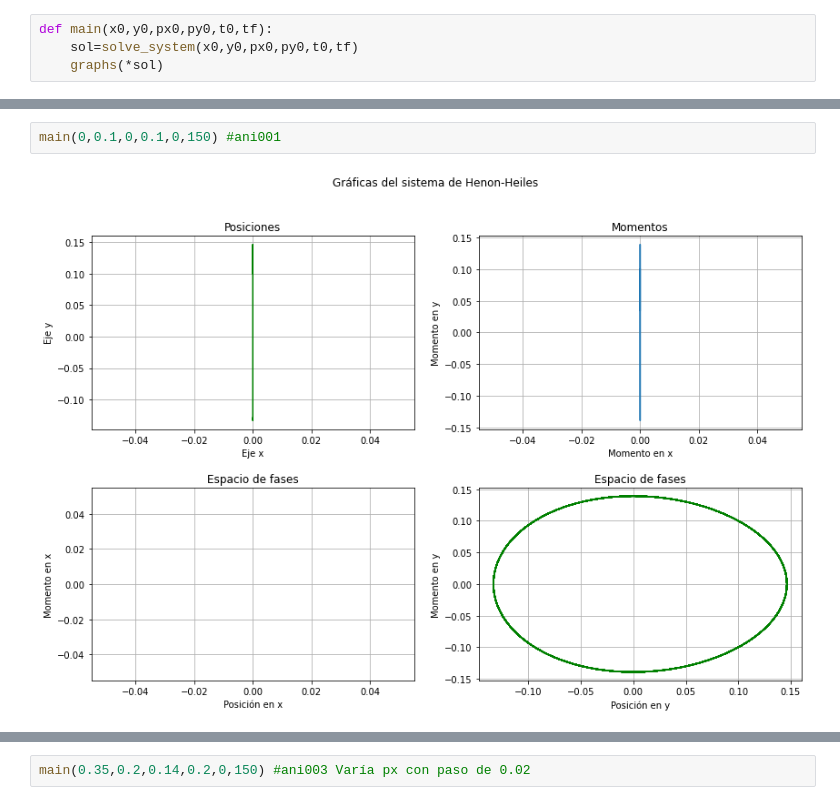
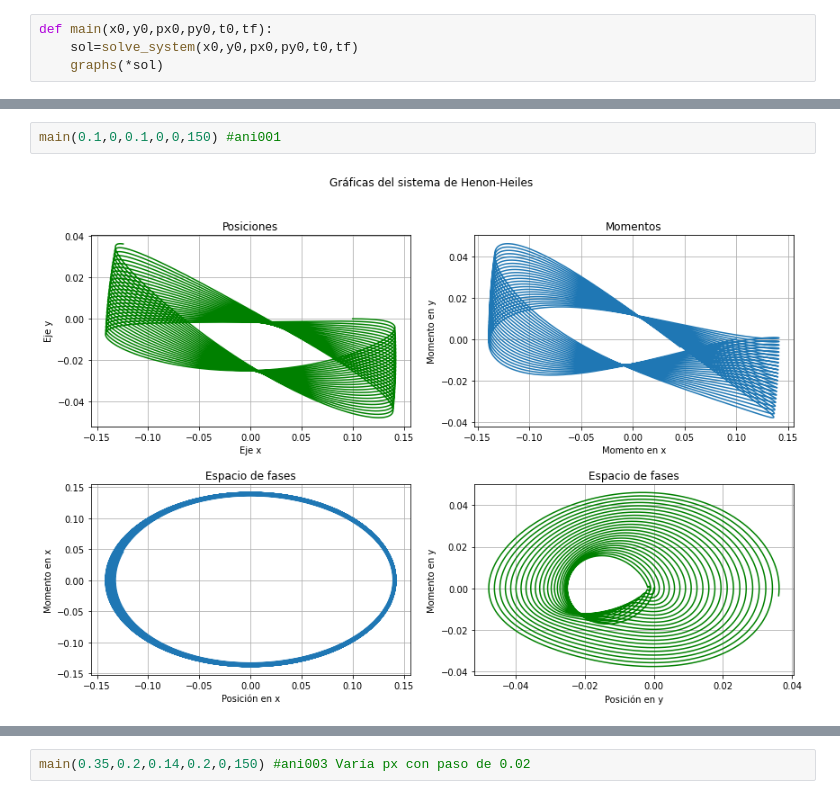
Before and after one commit to KaboomPhysicist/Mecanica-Workshop, a Jupyter notebook: Tarea 3/Tarea 3.ipynb, the cells around one changed output, grey strips where cells are left out. Cells and saved outputs as stored; diff of their text form.

```diff
--- a/Tarea 3/Tarea 3.ipynb
+++ b/Tarea 3/Tarea 3.ipynb
@@ -95,4 +101,4 @@ def main(x0,y0,px0,py0,t0,tf):
 # %%
-main(0,0.1,0,0.1,0,150) #ani001
+main(0.1,0,0.1,0,0,150) #ani001
 # %% [output]
-[figure, old version]
+[figure, new version]
```
Also changed, not shown: parts of 11 cells of this notebook, 5 other files.
